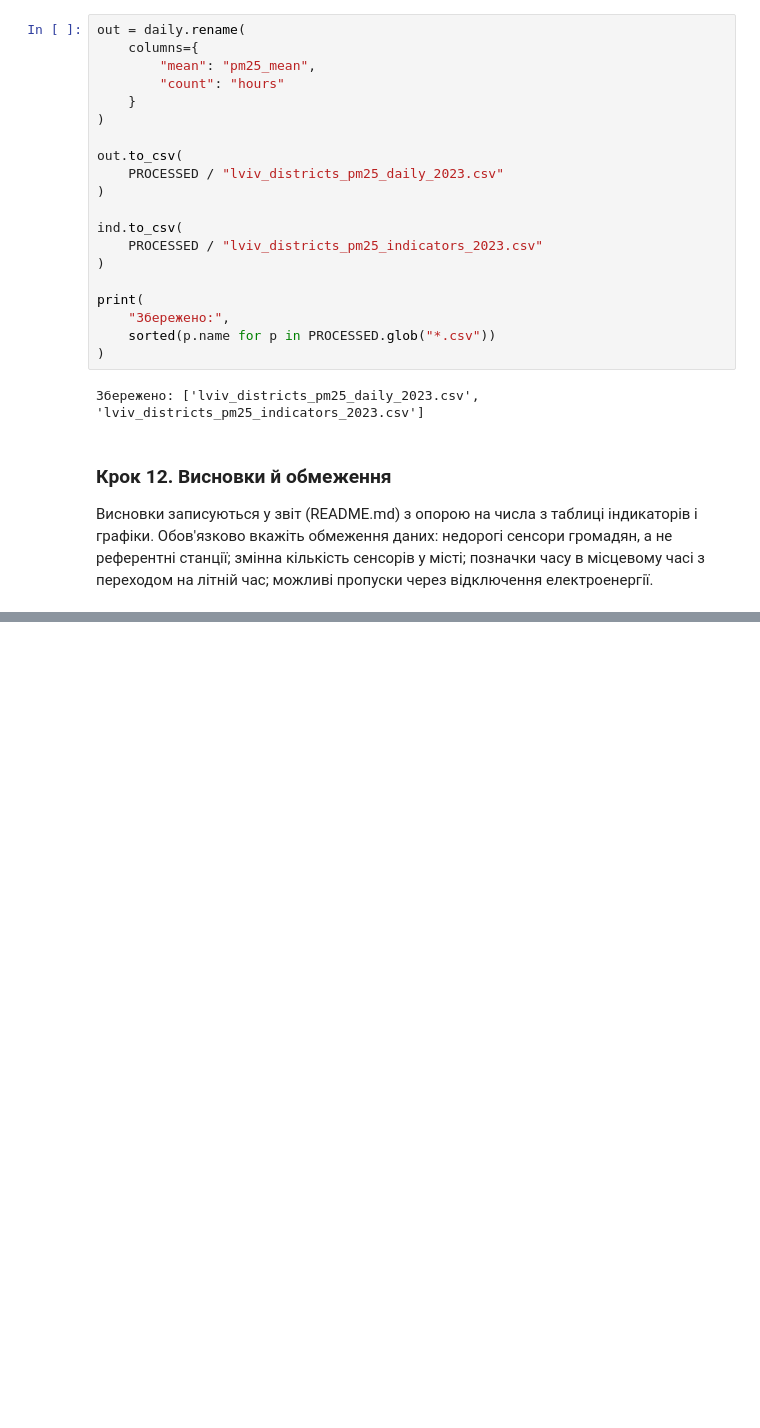
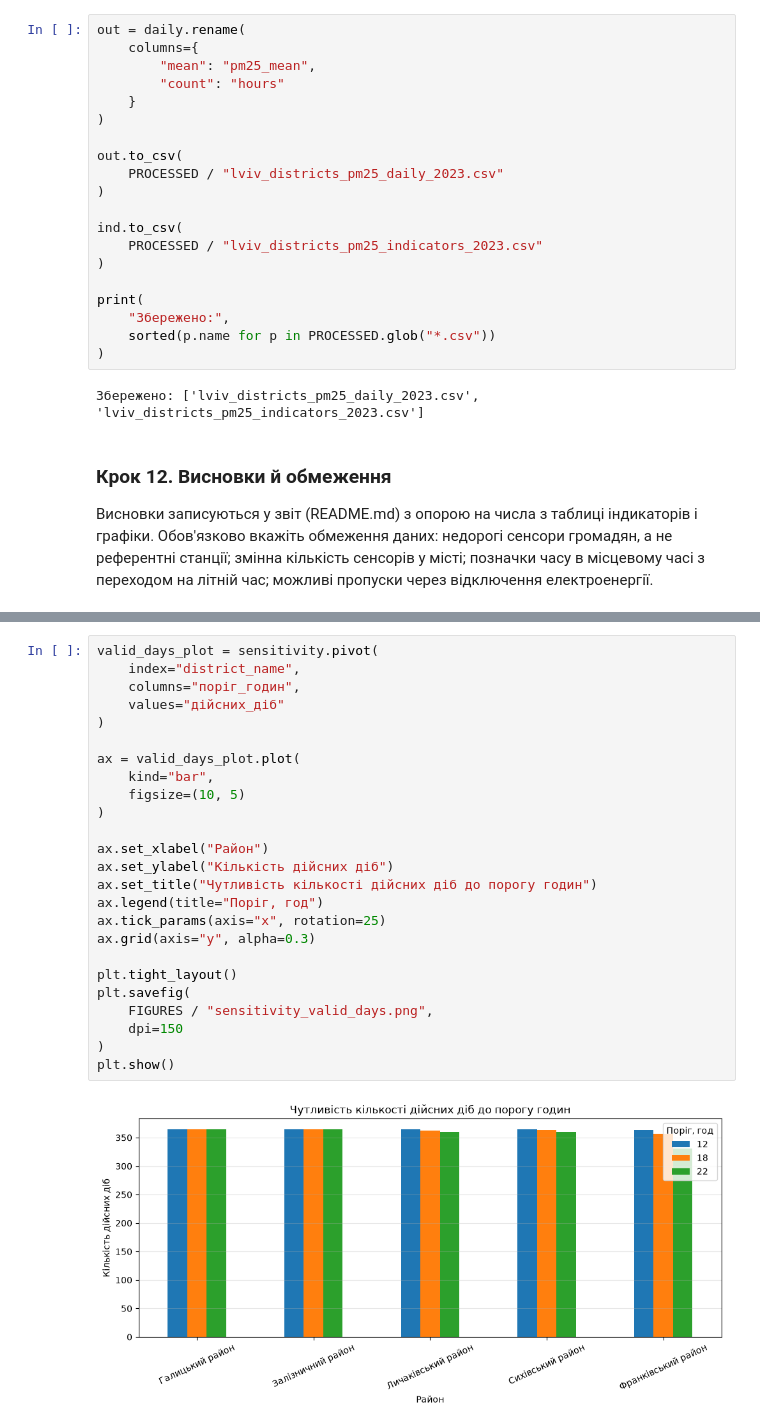
Before and after one commit to VikaLykova/Praktychna1, a Jupyter notebook: pr4/notebooks/pr4_lviv_districts_pm25.ipynb, the cells around one changed output, grey strips where cells are left out. Drawn from its saved outputs; the diff is of its cells as text; blank space fills up the shorter version.

```diff
--- a/pr4/notebooks/pr4_lviv_districts_pm25.ipynb
+++ b/pr4/notebooks/pr4_lviv_districts_pm25.ipynb
@@ -711,0 +762,27 @@ print(
+# %%
+valid_days_plot = sensitivity.pivot(
+    index="district_name",
+    columns="поріг_годин",
+    values="дійсних_діб"
+)
+
+ax = valid_days_plot.plot(
+    kind="bar",
+    figsize=(10, 5)
+)
+
+ax.set_xlabel("Район")
+ax.set_ylabel("Кількість дійсних діб")
+ax.set_title("Чутливість кількості дійсних діб до порогу годин")
+ax.legend(title="Поріг, год")
+ax.tick_params(axis="x", rotation=25)
+ax.grid(axis="y", alpha=0.3)
+
+plt.tight_layout()
+plt.savefig(
+    FIGURES / "sensitivity_valid_days.png",
+    dpi=150
+)
+plt.show()
+# %% [output]
+[figure, added]
```
Also changed, not shown: parts of 3 cells of this notebook, 2 other files.
